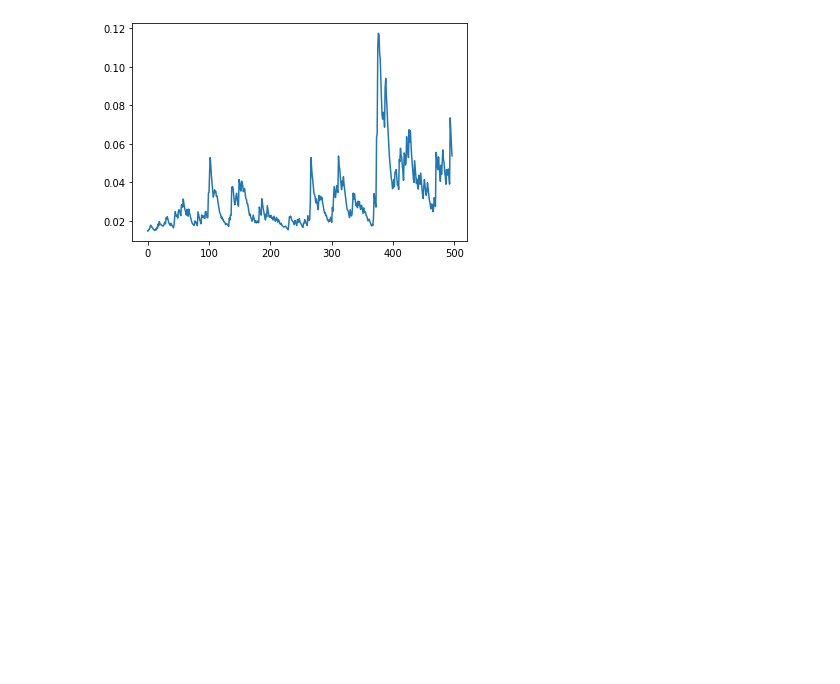
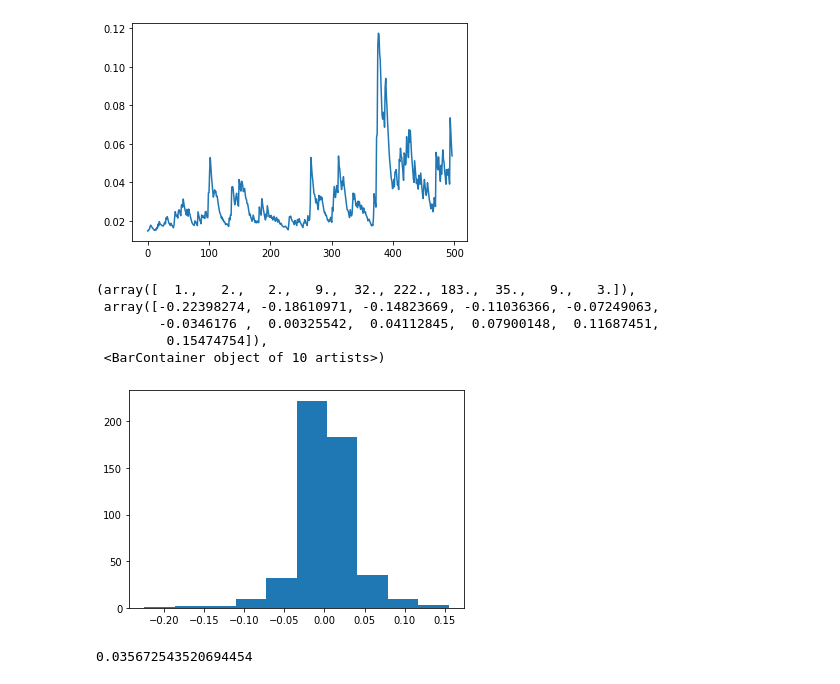
Before and after one commit to Sinbad-The-Sailor/Abacus, a Jupyter notebook: garch_test.ipynb, the cells around one changed output. Drawn from its saved outputs; the diff is of its cells as text; code cells hidden in the pictures; blank space fills up the shorter version.

```diff
--- a/garch_test.ipynb
+++ b/garch_test.ipynb
@@ -90,3 +89,16 @@ plt.plot(np.sqrt(generate_volatility(sol.x, data))[1:])
 plt.show()
 # %% [output]
 [figure]
+# %%
+plt.hist(data)
+# %% [output]
+(array([  1.,   2.,   2.,   9.,  32., 222., 183.,  35.,   9.,   3.]),
+ array([-0.22398274, -0.18610971, -0.14823669, -0.11036366, -0.07249063,
+        -0.0346176 ,  0.00325542,  0.04112845,  0.07900148,  0.11687451,
+         0.15474754]),
+ <BarContainer object of 10 artists>)
+[figure, added]
+# %%
+np.std(data)
+# %% [output]
+0.035672543520694454
```
Also changed, not shown: parts of 5 cells of this notebook, 3 other files.
